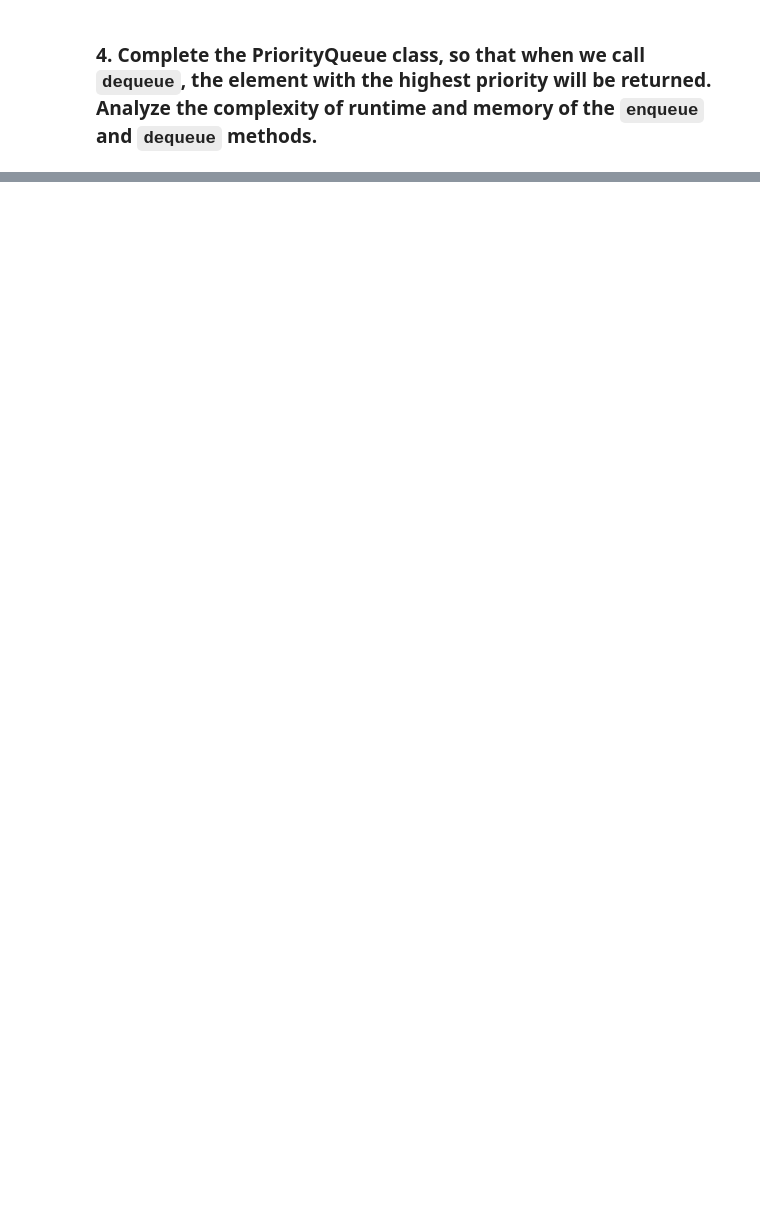
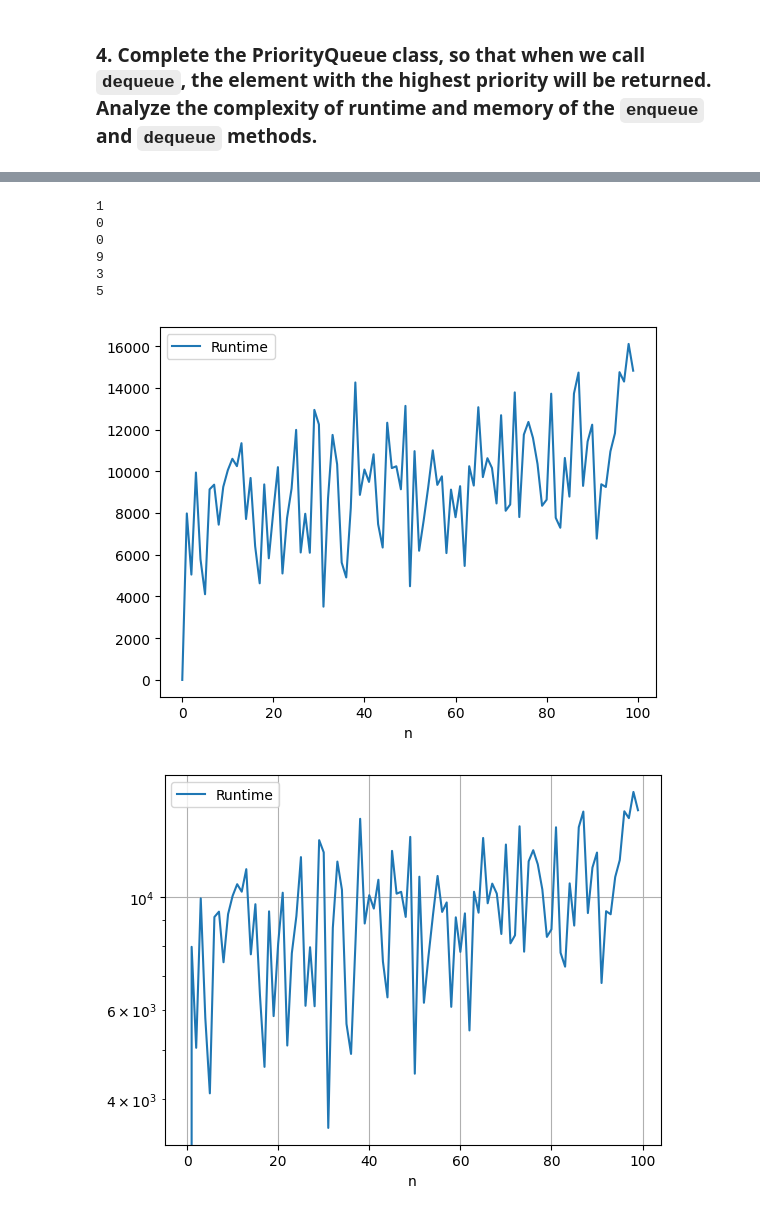
Before and after one commit to Gabeinstein/cmp-3002-fall22-gona, a Jupyter notebook: Deber 2/Deber2.ipynb, the cells around one changed output, grey strips where cells are left out. Saved outputs shown, nothing was run; the diff lists cells and outputs as text; code cells hidden in the pictures; blank space fills up the shorter version.

```diff
--- a/Deber 2/Deber2.ipynb
+++ b/Deber 2/Deber2.ipynb
@@ -429,0 +698,36 @@ Not O(n^2)
+# %%
+def sum_3(A,B,C):
+
+    A_list = to_linked_list(A)
+    B_list = to_linked_list(B)
+    C_list = to_linked_list(C)
+    res = Doubly_linked_list()
+    temp = 0
+    nodes = [A_list.head_node,B_list.head_node,C_list.head_node]
+    for i in range(3):
+        while nodes[i].next_node:
+            nodes[i] = nodes[i].next_node
+        temp = temp + nodes[i].val
+    res.insert_at_start(temp % 10)
+    temp = temp // 10
+
+    while nodes[0].prev_node:   #Assuming all numbers with same digits
+        for i in range(3):
+            nodes[i] = nodes[i].prev_node
+            temp = temp + nodes[i].val
+        res.insert_at_start(temp % 10)
+        temp = temp // 10
+    while temp > 0:
+        res.insert_at_start(temp % 10)
+        temp = temp // 10
+    return res
+# %%
+Suma = sum_3(12345,43212,45378)
+Suma.list_traverse()
+# %% [output]
+1
+0
+0
+9
+3
+5
@@ -429,0 +762,21 @@ Not O(n^2)
+# %%
+import random
+
+digits = 100
+T1 = np.empty(digits)
+n = np.empty(digits)
+for i in range(1,digits):
+    n[i] = i
+    T1[i] = sum_3(random.randint(10**i,10**(i+1))//10,random.randint(10**i,10**(i+1))//10,random.randint(10**i,10**(i+1))//10)[1]
+# %%
+plot2 = pd.DataFrame()
+plot2['Runtime'] = T1
+plot2['n'] = n
+
+#Plot
+plot2.plot(x='n', y= ['Runtime'])
+plot2.plot(x='n', y= ['Runtime'], logy=True)
+plt.grid()
+# %% [output]
+[figure, added]
+[figure, added]
```
Also changed, not shown: parts of 30 cells of this notebook, 2 other files.
